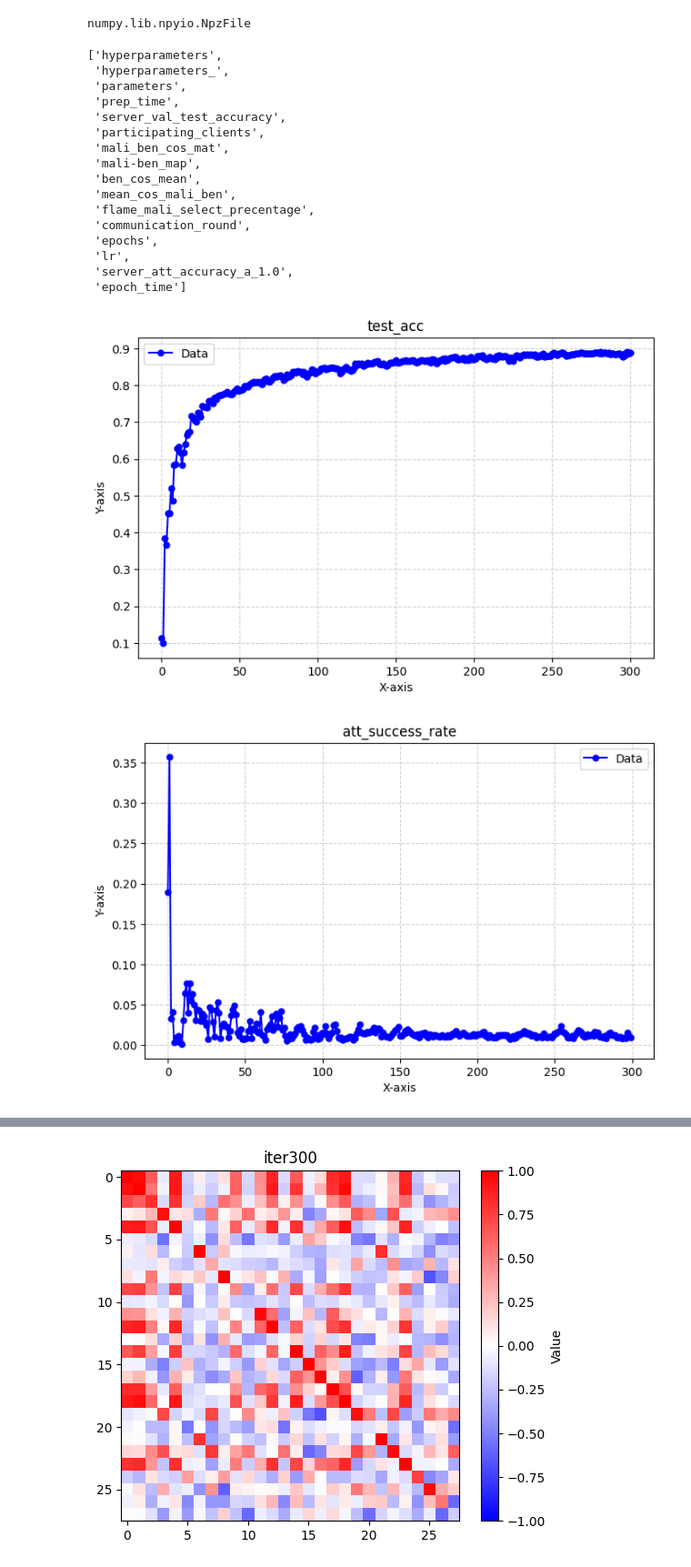
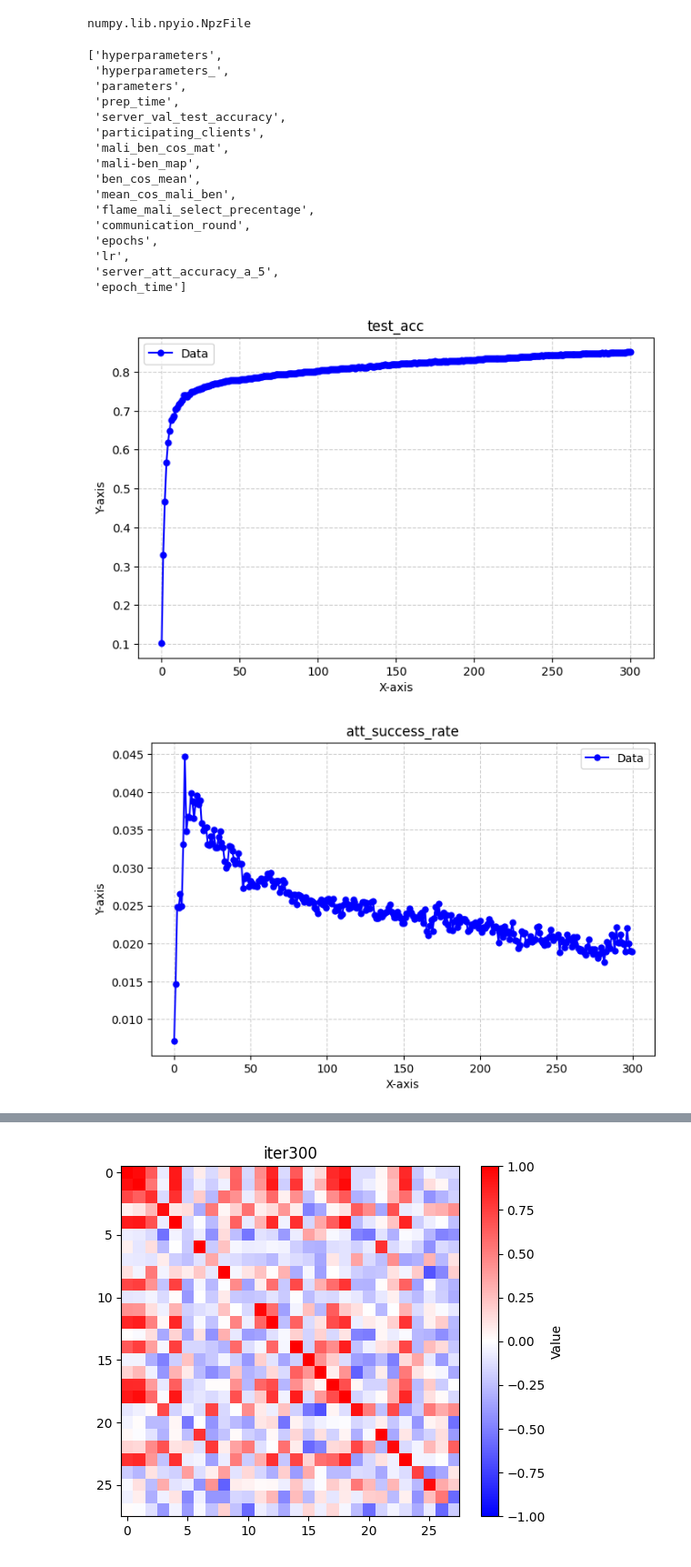
Before and after one commit to yangland/FedREDefense, a Jupyter notebook: npz_reader.ipynb, the cells around one changed output, grey strips where cells are left out. Shown at 91% size. Drawn from its saved outputs; the diff is of its cells as text; code cells hidden in the pictures.

```diff
--- a/npz_reader.ipynb
+++ b/npz_reader.ipynb
@@ -40,7 +40,7 @@ def plot_matrix(matrix, title='Matrix Visualization'):
     plt.title(title)
     plt.show()
 # %%
-b = np.load('results/Feb.12_17.12.53/logfilesxp_2192560.npz')
+b = np.load('results/Feb.15_21.40.52/logfilesxp_82853.npz')
 # %%
 type(b)
 # %% [output]
@@ -62,16 +62,16 @@ list(b.keys())
  'communication_round',
  'epochs',
  'lr',
- 'server_att_accuracy_a_1.0',
+ 'server_att_accuracy_a_5',
  'epoch_time']
 # %%
 plot_curve(b['server_val_test_accuracy'], title="test_acc")
 # %% [output]
-[figure, old version]
+[figure, new version]
 # %%
-plot_curve(b['server_att_accuracy_a_1.0'], title="att_success_rate")
+plot_curve(b['server_att_accuracy_a_5'], title="att_success_rate")
 # %% [output]
-[figure, old version]
+[figure, new version]
 # %%
 plot_curve(b['ben_cos_mean'], title='ben_cos_mean')
 # %% [output]
```
Also changed, not shown: parts of 7 cells of this notebook, 13 other files.
